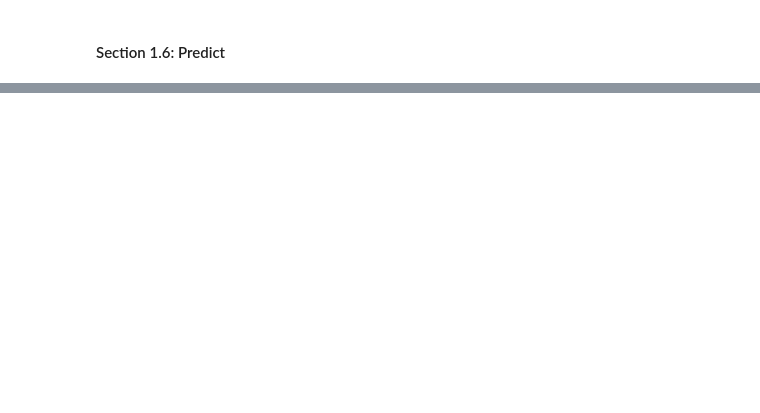
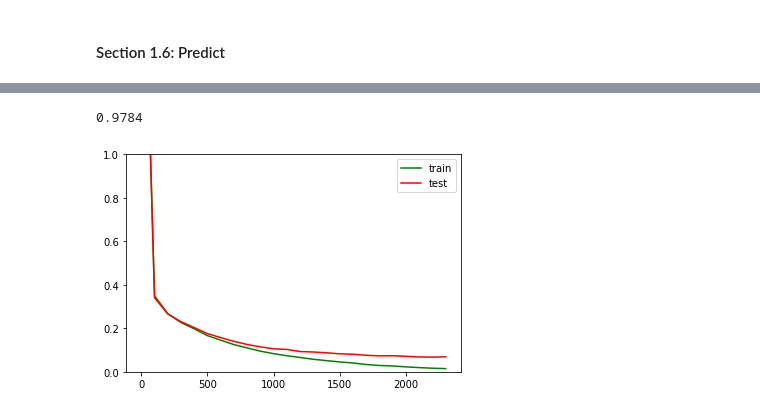
Before and after one commit to ArnaudDeleruyelle/Deep-Learning, a Jupyter notebook: 16-10-18-Jupyter/Libs.ipynb, the cells around one changed output, grey strips where cells are left out. Drawn from its saved outputs; the diff is of its cells as text; code cells hidden in the pictures; blank space fills up the shorter version.

```diff
--- a/16-10-18-Jupyter/Libs.ipynb
+++ b/16-10-18-Jupyter/Libs.ipynb
@@ -50,7 +50,7 @@ model.add(Dense(512, activation='sigmoid'))
 model.add(Dense(num_classes, activation='softmax'))
 
 model.compile(loss='categorical_crossentropy',
-              optimizer=RMSprop(),
+              optimizer=keras.optimizers.Adam(),
               metrics=['accuracy'])
 
 
@@ -106,0 +222,27 @@ Test accuracy: 0.983
+# %%
+x_batch = tf.placeholder(shape=[None, 784], dtype=tf.float32, name='x_batch')
+y_batch = tf.placeholder(shape=[None, 10], dtype=tf.float32, name='y_batch')
+batch_size = 1000
+epochs = 2400
+
+mlp_mnist = MLP(x_batch,[512,512,10], ['sigmoid','sigmoid','identity'])
+
+# output layer
+y_pred = mlp_mnist[-1]
+
+# loss function
+loglikelihoods = tf.nn.softmax_cross_entropy_with_logits_v2(logits = y_pred, labels = y_batch)
+avg_llh = tf.reduce_mean(loglikelihoods)
+
+# optimizer
+opt = tf.train.AdamOptimizer(learning_rate=0.001)
+
+model_mnist = opt.minimize(avg_llh)
+# %%
+%%time
+
+from tensorflow.examples.tutorials.mnist import input_data
+mnist = input_data.read_data_sets('MNIST_data', one_hot=True)
+
+# fit the model
+fit_mnist,visu = Fit(x_train,x_test,y_train,y_test,model_mnist)
@@ -106,0 +267,18 @@ Test accuracy: 0.983
+# %%
+result_mnist = Predict(x_test,fit_mnist)
+
+correct_prediction = np.equal(np.argmax(result_mnist, 1), np.argmax(y_test, 1))
+accuracy = np.mean(correct_prediction.astype(float))
+
+print(accuracy)
+
+# visualize error
+error = np.hsplit(visu,3)
+plt.plot(error[0],error[1], 'green', label='train')
+plt.plot(error[0],error[2], 'red',label='test')
+plt.axis(ymax=1,ymin = 0)
+plt.legend()
+plt.show()
+# %% [output]
+0.9784
+[figure, added]
```
Also changed, not shown: parts of 19 cells of this notebook.
